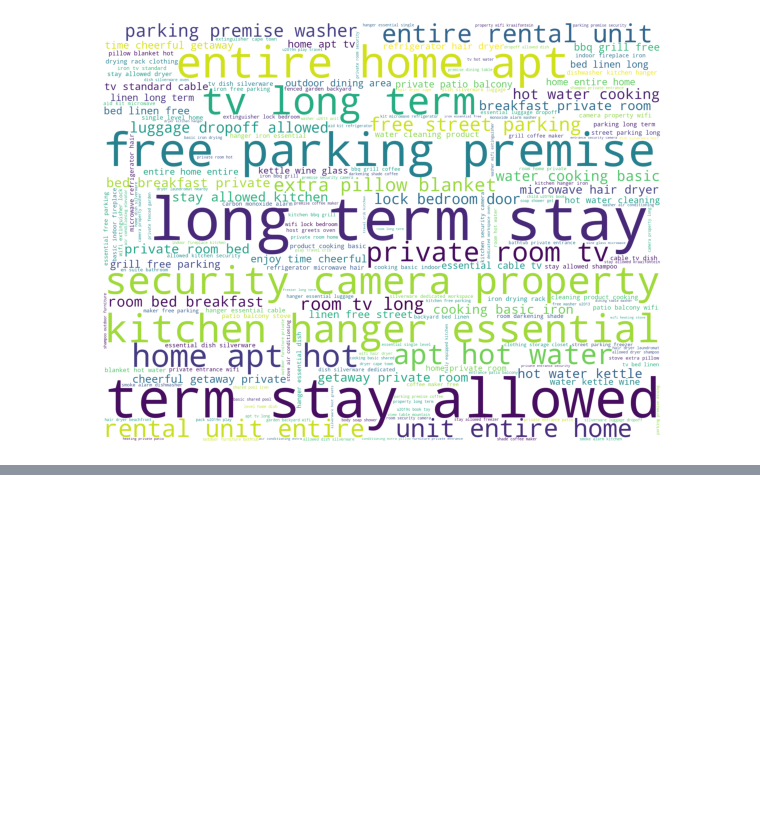
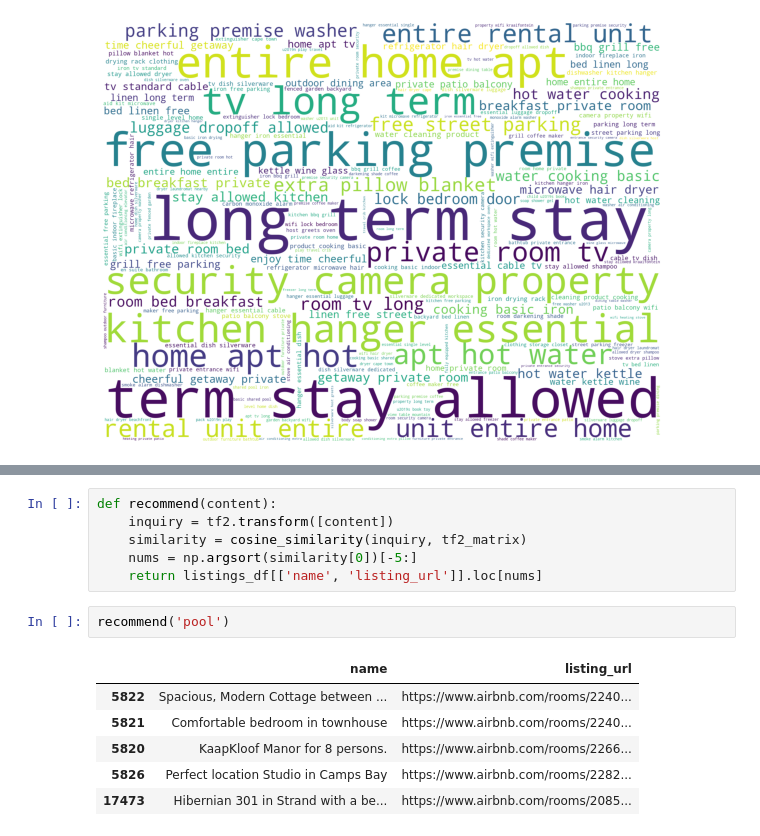
Before and after one commit to Nickimani/Airbnb_Project, a Jupyter notebook: Airbnb_Notebook.ipynb, the cells around one changed output, grey strips where cells are left out. Drawn from its saved outputs; the diff is of its cells as text; blank space fills up the shorter version.

Commit message:
Built a recommender using TF-IDF vectorizer

```diff
--- a/Airbnb_Notebook.ipynb
+++ b/Airbnb_Notebook.ipynb
@@ -1497,0 +1504,15 @@ plt.axis('off');
+# %%
+def recommend(content):
+    inquiry = tf2.transform([content])
+    similarity = cosine_similarity(inquiry, tf2_matrix)
+    nums = np.argsort(similarity[0])[-5:]
+    return listings_df[['name', 'listing_url']].loc[nums]
+# %%
+recommend('pool')
+# %% [output]
+|  | name | listing_url |
+| 5822 | Spacious, Modern Cottage between ... | https://www.airbnb.com/rooms/2240... |
+| 5821 | Comfortable bedroom in townhouse | https://www.airbnb.com/rooms/2240... |
+| 5820 | KaapKloof Manor for 8 persons. | https://www.airbnb.com/rooms/2266... |
+| 5826 | Perfect location Studio in Camps Bay | https://www.airbnb.com/rooms/2282... |
+| 17473 | Hibernian 301 in Strand with a be... | https://www.airbnb.com/rooms/2085... |
```
Also changed, not shown: parts of 11 cells of this notebook.
